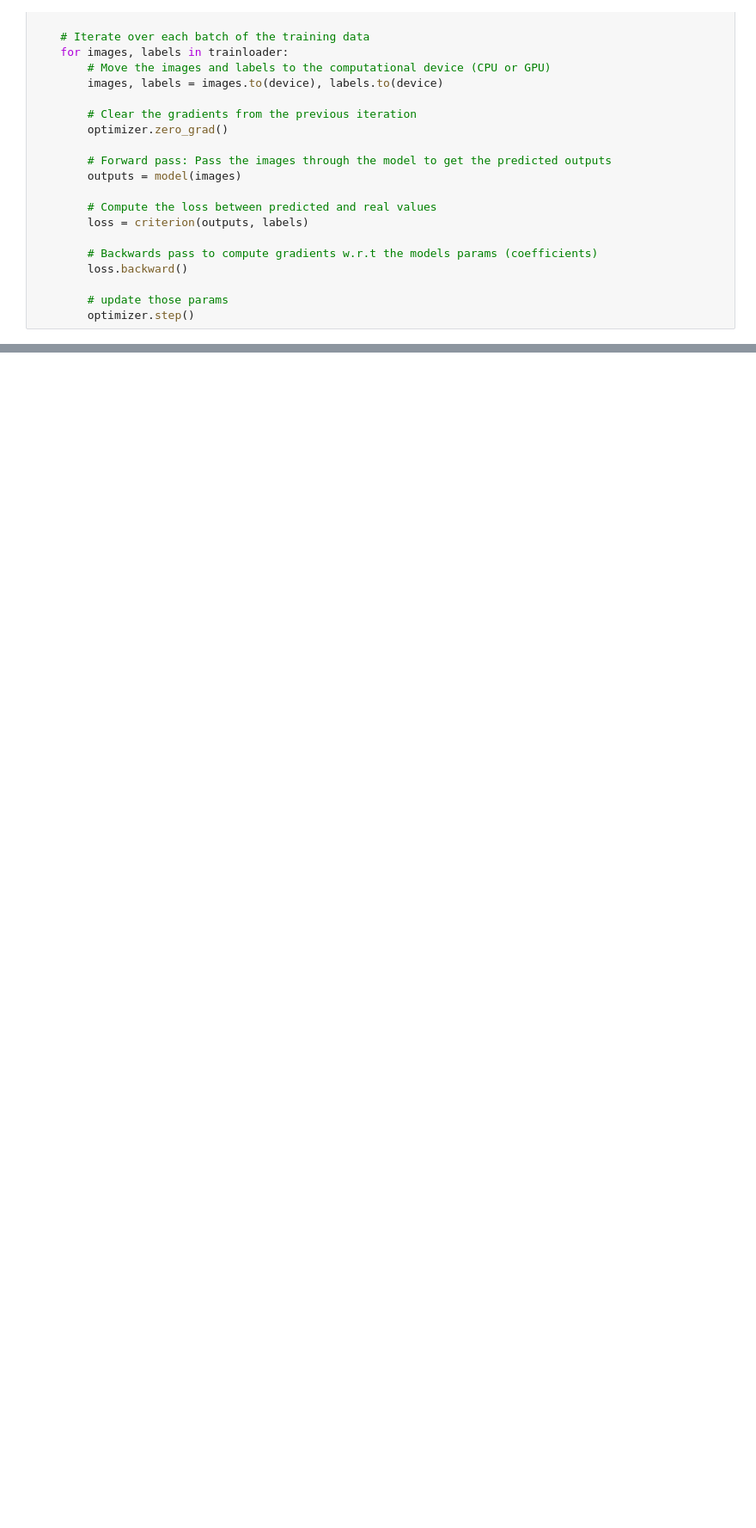
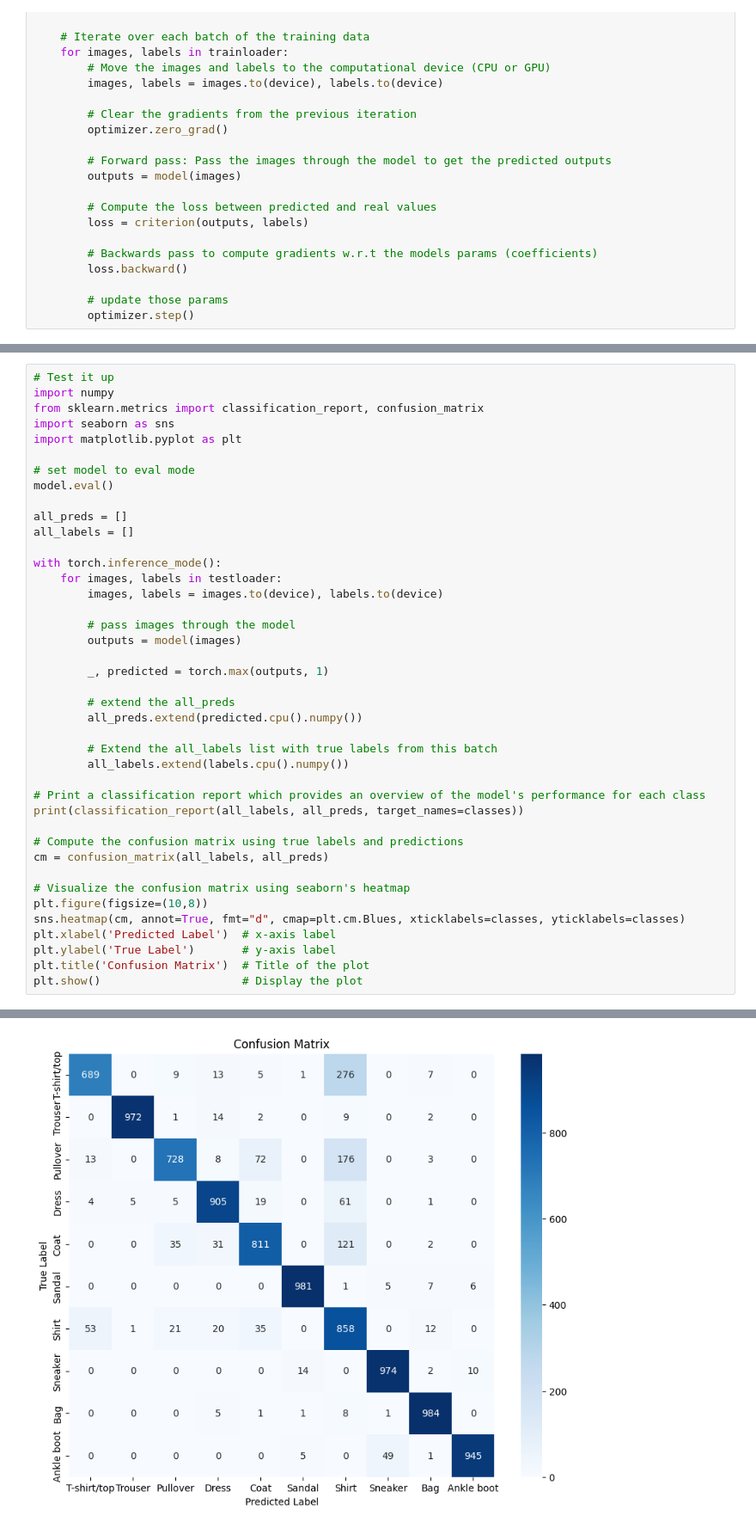
Before and after one commit to rtseuztz/ml_playground, a Jupyter notebook: mnist_fashion_tutorial.ipynb, the cells around one changed output, grey strips where cells are left out. Shown at 86% size. Saved outputs shown, nothing was run; the diff lists cells and outputs as text; blank space fills up the shorter version.

Commit message:
chart

```diff
--- a/mnist_fashion_tutorial.ipynb
+++ b/mnist_fashion_tutorial.ipynb
@@ -189,0 +187,42 @@ import numpy
+# %%
+# Test it up
+import numpy
+from sklearn.metrics import classification_report, confusion_matrix
+import seaborn as sns
+import matplotlib.pyplot as plt
+
+# set model to eval mode
+model.eval()
+
+all_preds = []
+all_labels = []
+
+with torch.inference_mode():
+    for images, labels in testloader:
+        images, labels = images.to(device), labels.to(device)
+
+        # pass images through the model
+        outputs = model(images)
+
+        _, predicted = torch.max(outputs, 1)
+
+        # extend the all_preds
+        all_preds.extend(predicted.cpu().numpy())
+
+        # Extend the all_labels list with true labels from this batch
+        all_labels.extend(labels.cpu().numpy())
+
+# Print a classification report which provides an overview of the model's performance for each class
+print(classification_report(all_labels, all_preds, target_names=classes))
+
+# Compute the confusion matrix using true labels and predictions
+cm = confusion_matrix(all_labels, all_preds)
+
+# Visualize the confusion matrix using seaborn's heatmap
+plt.figure(figsize=(10,8))
+sns.heatmap(cm, annot=True, fmt="d", cmap=plt.cm.Blues, xticklabels=classes, yticklabels=classes)
+plt.xlabel('Predicted Label')  # x-axis label
+plt.ylabel('True Label')       # y-axis label
+plt.title('Confusion Matrix')  # Title of the plot
+plt.show()                     # Display the plot
+# %% [output]
@@ -189,0 +245 @@ import numpy
+[figure, added]
```
Also changed, not shown: parts of 2 cells of this notebook.
